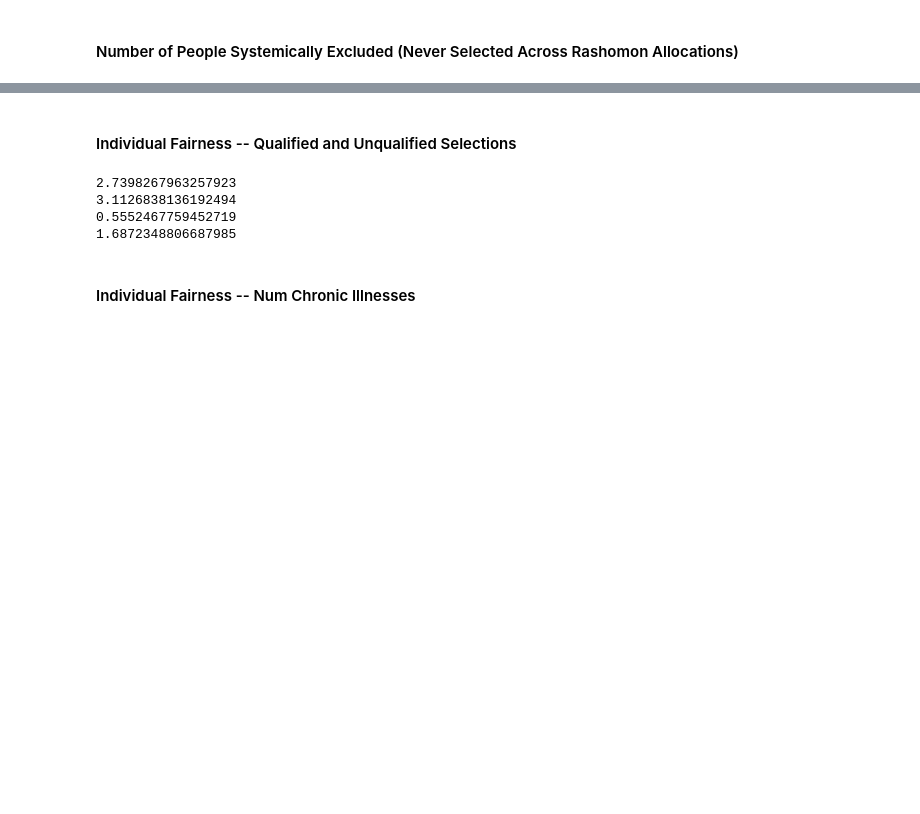
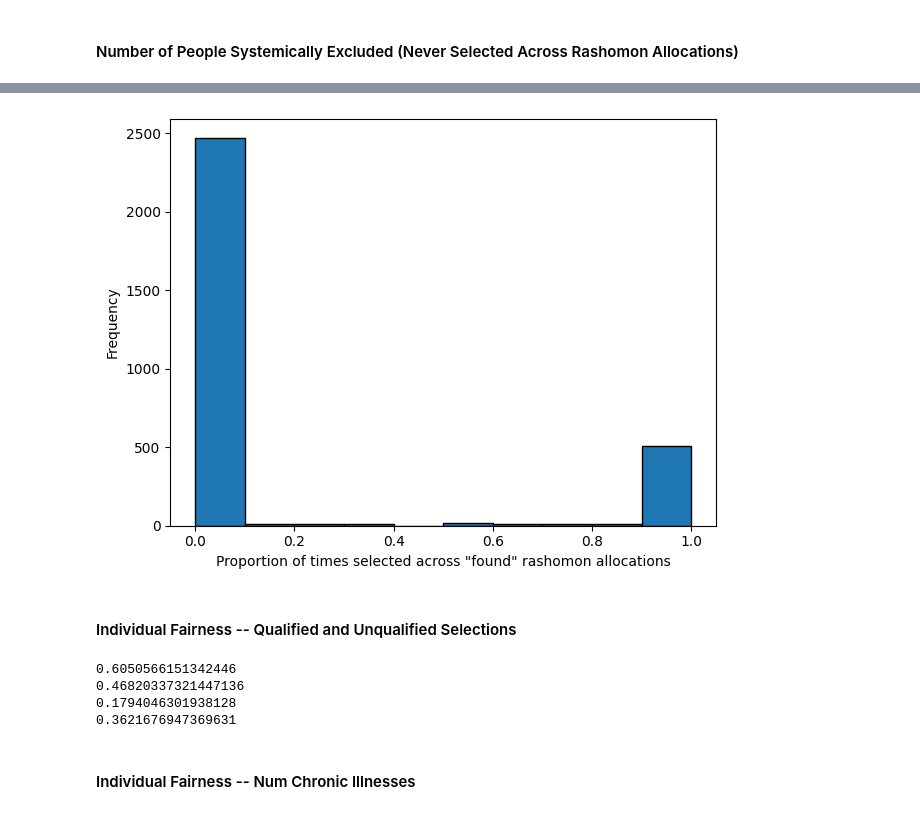
Before and after one commit to mqwangwa/rashomon, a Jupyter notebook: metrics.ipynb, the cells around one changed output, grey strips where cells are left out. Drawn from its saved outputs; the diff is of its cells as text; code cells hidden in the pictures; blank space fills up the shorter version.

```diff
--- a/metrics.ipynb
+++ b/metrics.ipynb
@@ -85,3 +85,42 @@ print(np.std(metric))
+# %%
+q = []
+uq = []
+
+for seed in df["seed"].unique():
+    for iteration in df["iteration"].unique():
+        selected = df.loc[(df["seed"]==seed)&(df["iteration"]==iteration)&(df["allocation_idx"]==0), "selected"].values[0]
+        unselected = df.loc[(df["seed"]==seed)&(df["iteration"]==iteration)&(df["allocation_idx"]==0), "unselected"].values[0]
+        people = selected + unselected
+        test_data = data.loc[data["person_id"].isin(people)].copy()
+        qualified_selections = dict.fromkeys(test_data.loc[test_data[QUALIFICATION_COLUMN]==1, "person_id"].to_list(), 0)
+        unqualified_selections = dict.fromkeys(test_data.loc[test_data[QUALIFICATION_COLUMN]==0, "person_id"].to_list(), 0)
+
+        allocations = df.loc[(df["seed"]==seed)&(df["iteration"]==iteration), "selected"].to_list()
+        for a in allocations:
+            for p in a:
+                if p in qualified_selections:
+                    qualified_selections[p] += 1
+                else:
+                    unqualified_selections[p] += 1
+
+        q += list(np.array(list(qualified_selections.values()))/len(allocations))
+        uq += list(np.array(list(unqualified_selections.values()))/len(allocations))
+
+import matplotlib.pyplot as plt
+
+# Create the histogram
+plt.hist(uq, bins=10, edgecolor='black')  # Adjust the number of bins as needed
+
+# Add labels and title
+plt.xlabel('Proportion of times selected across "found" rashomon allocations')
+plt.ylabel('Frequency')
+
+# Show the plot
+plt.tight_layout()
+plt.savefig('test.jpg')
+plt.show()
+# %% [output]
+[figure, added]
 # %% [markdown]
 #### Individual Fairness -- Qualified and Unqualified Selections
 # %%
@@ -106,19 +145,23 @@ for seed in df["seed"].unique():
                     qualified_selections[p] += 1
                 else:
                     unqualified_selections[p] += 1
-        qualified_avg.append(np.mean(list(qualified_selections.values())))
-        qualified_std.append(np.std(list(qualified_selections.values())))
-        unqualified_avg.append(np.mean(list(unqualified_selections.values())))
-        unqualified_std.append(np.std(list(unqualified_selections.values())))
+
+        qualified_selections = np.array(list(qualified_selections.values()))/len(allocations)
+        unqualified_selections = np.array(list(unqualified_selections.values()))/len(allocations)
+
+        qualified_avg.append(np.mean(qualified_selections))
+        qualified_std.append(np.std(qualified_selections))
+        unqualified_avg.append(np.mean(unqualified_selections))
+        unqualified_std.append(np.std(unqualified_selections))
 print(np.mean(qualified_avg))
 print(np.mean(qualified_std))
 print(np.mean(unqualified_avg))
 print(np.mean(unqualified_std))
 # %% [output]
-2.7398267963257923
-3.1126838136192494
-0.5552467759452719
-1.6872348806687985
+0.6050566151342446
+0.46820337321447136
+0.1794046301938128
+0.3621676947369631
 # %% [markdown]
 #### Individual Fairness -- Num Chronic Illnesses
 # %%
```
Also changed, not shown: parts of 7 cells of this notebook, 7 other files.
